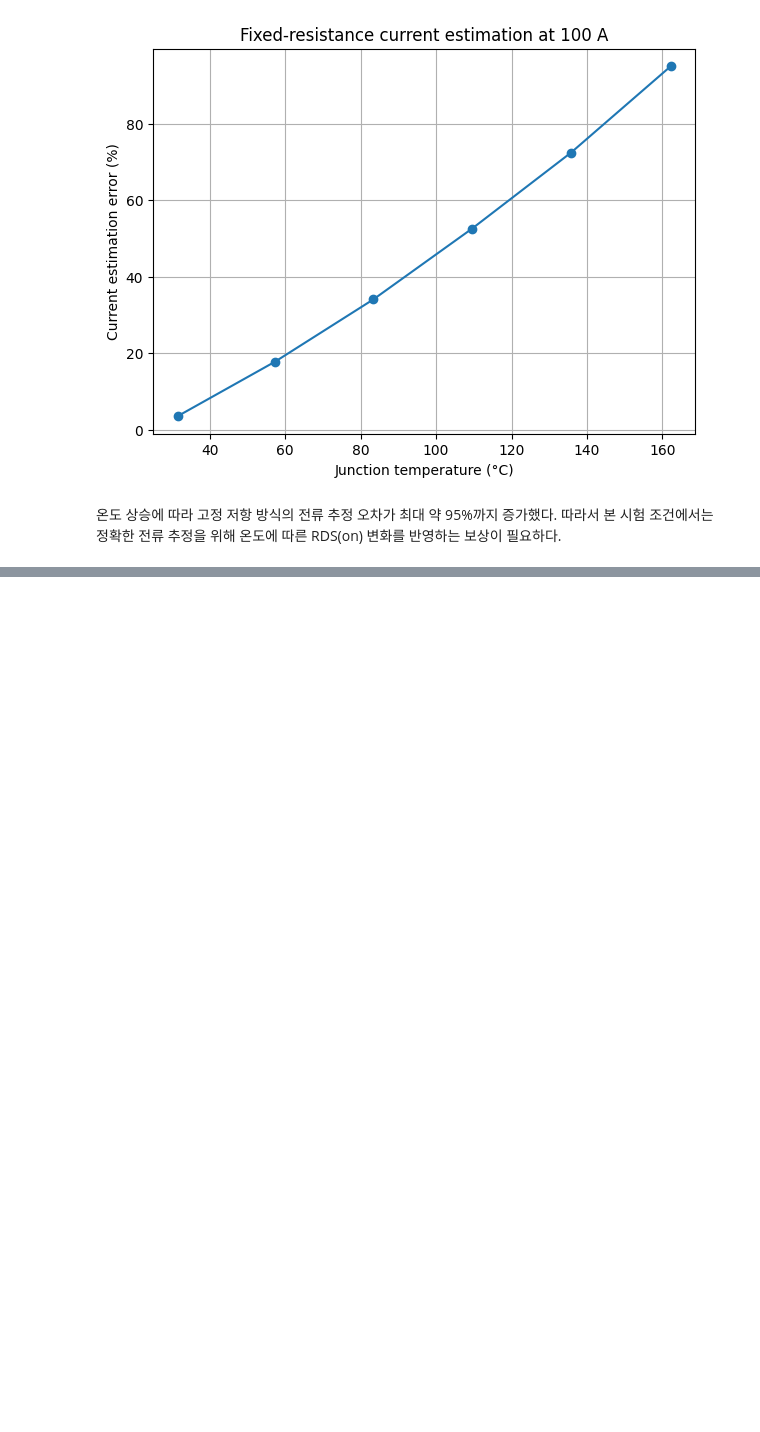
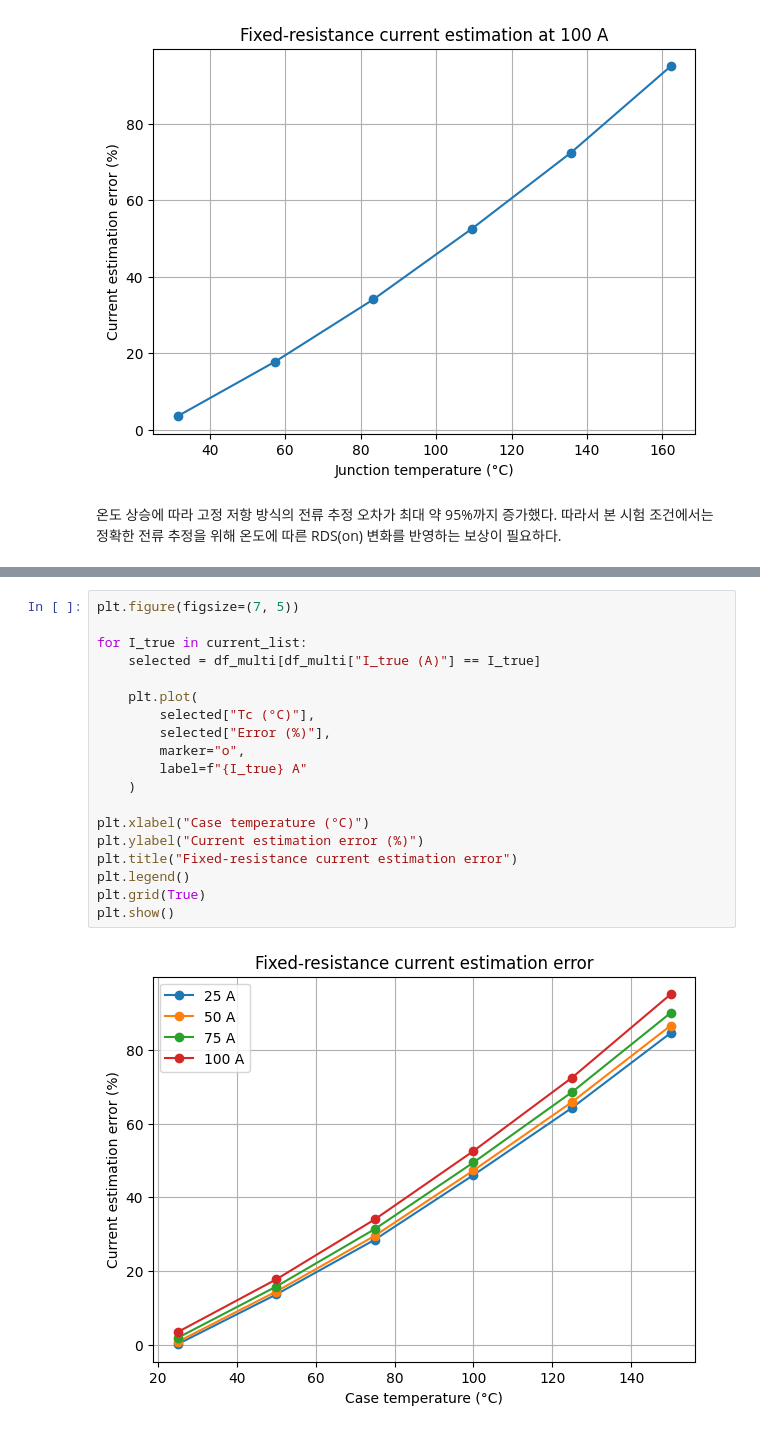
Before and after one commit to insu5177/temperature-compensated-mosfet-current-sensing, a Jupyter notebook: notebooks/02_steady_state_electro_thermal.ipynb, the cells around one changed output, grey strips where cells are left out. Saved outputs shown, nothing was run; the diff lists cells and outputs as text; blank space fills up the shorter version.

Commit message:
Add multi-current sensing error analysis and interpret results

```diff
--- a/notebooks/02_steady_state_electro_thermal.ipynb
+++ b/notebooks/02_steady_state_electro_thermal.ipynb
@@ -489,3 +495,24 @@ df_multi
 | 21 | 100 | 100 | 109.547014 | 2.273108 | 22.731078 | 0.227311 | 152.557567 | 52.557567 | 52.557567 |
 | 22 | 100 | 125 | 135.791909 | 2.569503 | 25.695029 | 0.256950 | 172.449859 | 72.449859 | 72.449859 |
 | 23 | 100 | 150 | 162.205151 | 2.905990 | 29.059901 | 0.290599 | 195.032890 | 95.032890 | 95.032890 |
+# %%
+plt.figure(figsize=(7, 5))
+
+for I_true in current_list:
+    selected = df_multi[df_multi["I_true (A)"] == I_true]
+
+    plt.plot(
+        selected["Tc (°C)"],
+        selected["Error (%)"],
+        marker="o",
+        label=f"{I_true} A"
+    )
+
+plt.xlabel("Case temperature (°C)")
+plt.ylabel("Current estimation error (%)")
+plt.title("Fixed-resistance current estimation error")
+plt.legend()
+plt.grid(True)
+plt.show()
+# %% [output]
+[figure, added]
```
Also changed, not shown: parts of 2 cells of this notebook.
